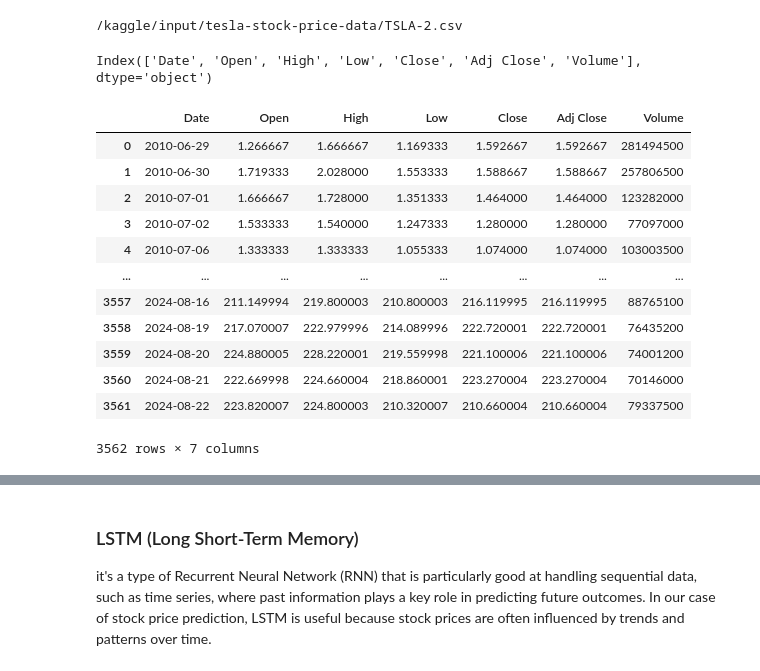
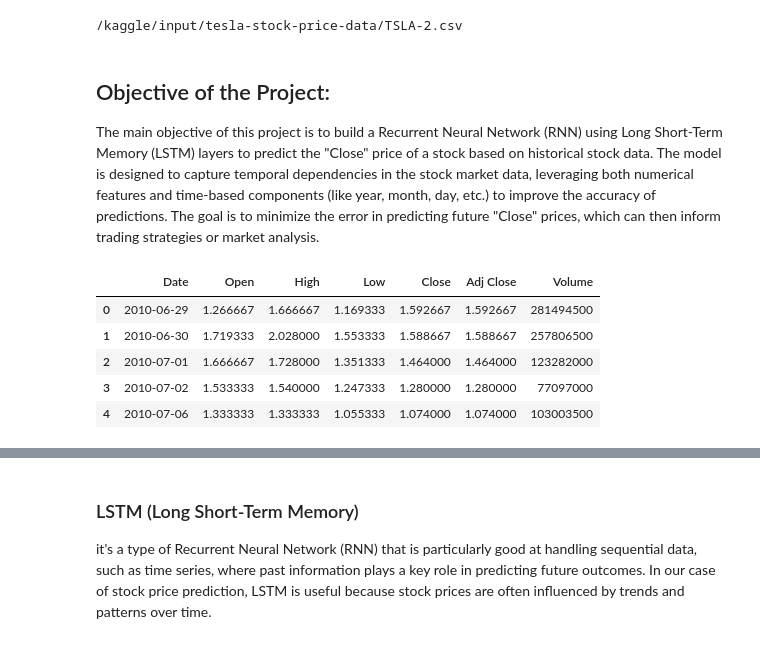
Before and after one commit to CollinsLemeke/Tesla-Stock-Prediction, a Jupyter notebook: tesla-stock-prediction.ipynb, the cells around one changed output, grey strips where cells are left out. Drawn from its saved outputs; the diff is of its cells as text; code cells hidden in the pictures.

Commit message:
Kaggle Notebook | Tesla Stock Prediction | Version 10: Latest Version

```diff
--- a/tesla-stock-prediction.ipynb
+++ b/tesla-stock-prediction.ipynb
@@ -20,5 +20,9 @@ for dirname, _, filenames in os.walk('/kaggle/input'):
 # You can also write temporary files to /kaggle/temp/, but they won't be saved outside of the current session
 # %% [output]
 /kaggle/input/tesla-stock-price-data/TSLA-2.csv
+# %% [markdown]
+## Objective of the Project:
+
+The main objective of this project is to build a Recurrent Neural Network (RNN) using Long Short-Term Memory (LSTM) layers to predict the "Close" price of a stock based on historical stock data. The model is designed to capture temporal dependencies in the stock market data, leveraging both numerical features and time-based components (like year, month, day, etc.) to improve the accuracy of predictions. The goal is to minimize the error in predicting future "Close" prices, which can then inform trading strategies or market analysis.
 # %%
 # Import all Necessary Libraries
@@ -35,24 +38,14 @@ from keras.callbacks import EarlyStopping
 from keras.optimizers import Adam
 from sklearn.metrics import mean_absolute_error, r2_score
 # %%
-# read the data for your use
-
+# Explore the data
 data = pd.read_csv('/kaggle/input/tesla-stock-price-data/TSLA-2.csv')
-print(data.columns)
-data
+data.head()
 # %% [output]
-Index(['Date', 'Open', 'High', 'Low', 'Close', 'Adj Close', 'Volume'], dtype='object')
 |  | Date | Open | High | Low | Close | Adj Close | Volume |
 | 0 | 2010-06-29 | 1.266667 | 1.666667 | 1.169333 | 1.592667 | 1.592667 | 281494500 |
 | 1 | 2010-06-30 | 1.719333 | 2.028000 | 1.553333 | 1.588667 | 1.588667 | 257806500 |
 | 2 | 2010-07-01 | 1.666667 | 1.728000 | 1.351333 | 1.464000 | 1.464000 | 123282000 |
 | 3 | 2010-07-02 | 1.533333 | 1.540000 | 1.247333 | 1.280000 | 1.280000 | 77097000 |
 | 4 | 2010-07-06 | 1.333333 | 1.333333 | 1.055333 | 1.074000 | 1.074000 | 103003500 |
-| ... | ... | ... | ... | ... | ... | ... | ... |
-| 3557 | 2024-08-16 | 211.149994 | 219.800003 | 210.800003 | 216.119995 | 216.119995 | 88765100 |
-| 3558 | 2024-08-19 | 217.070007 | 222.979996 | 214.089996 | 222.720001 | 222.720001 | 76435200 |
-| 3559 | 2024-08-20 | 224.880005 | 228.220001 | 219.559998 | 221.100006 | 221.100006 | 74001200 |
-| 3560 | 2024-08-21 | 222.669998 | 224.660004 | 218.860001 | 223.270004 | 223.270004 | 70146000 |
-| 3561 | 2024-08-22 | 223.820007 | 224.800003 | 210.320007 | 210.660004 | 210.660004 | 79337500 |
-3562 rows × 7 columns
 # %%
```
Also changed, not shown: parts of 15 cells of this notebook.
